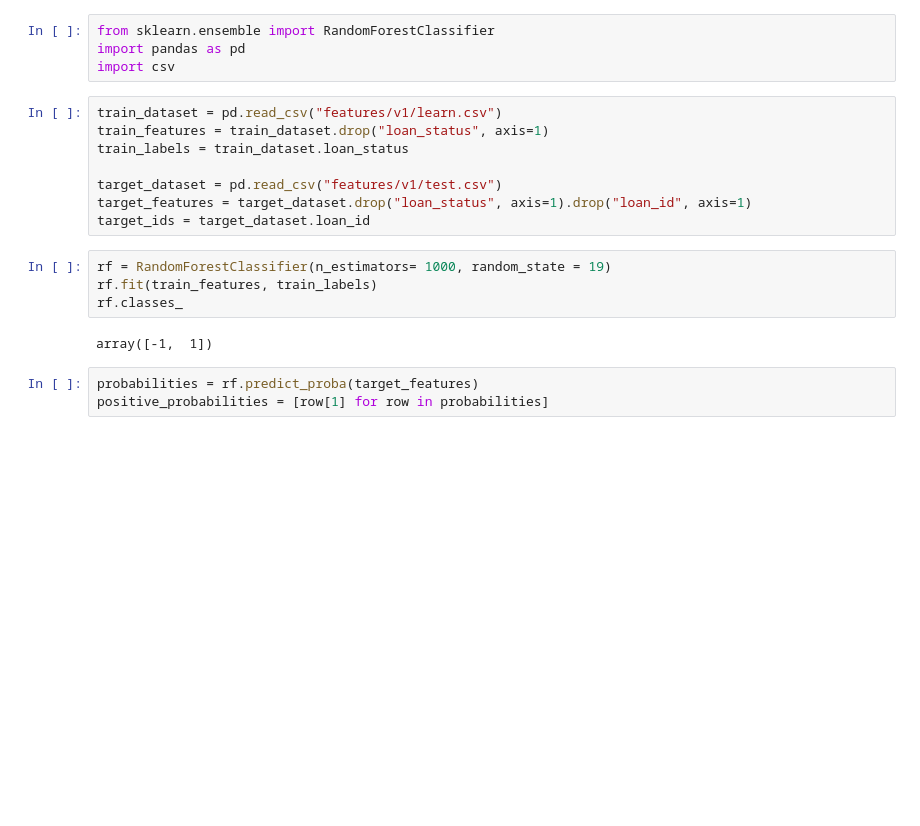
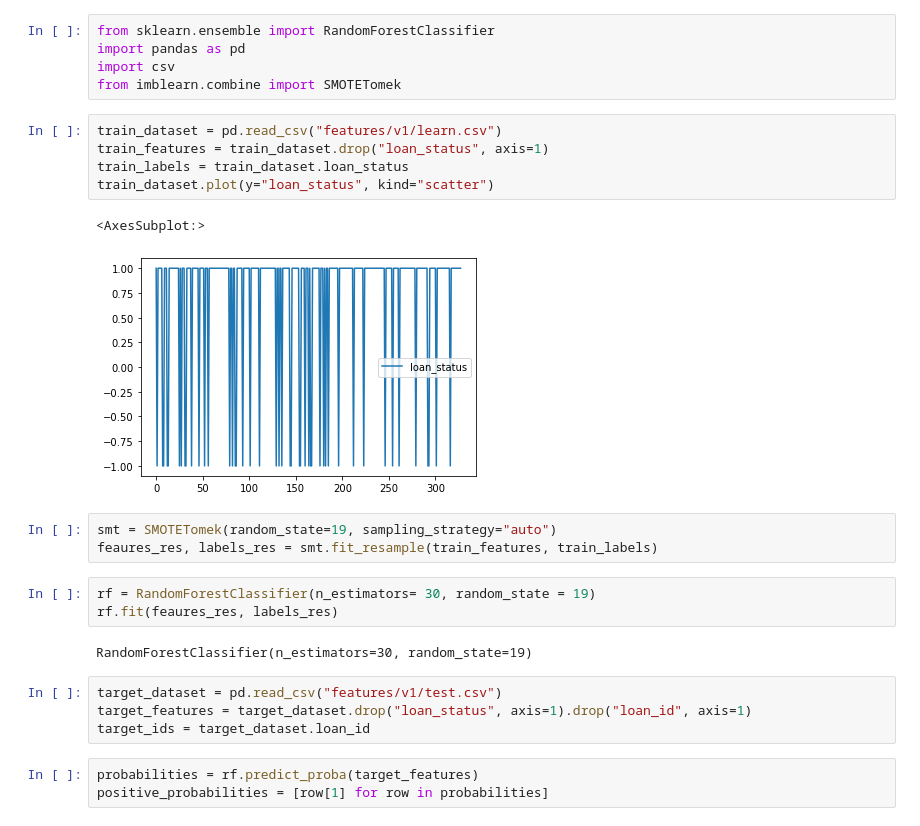
Before and after one commit to joaonmatos/feup-machine-learning, a Jupyter notebook: classifiers.ipynb, the cells around one changed output. Cells and saved outputs as stored; diff of their text form; blank space fills up the shorter version.

Commit message:
Resampled v1
Co-authored-by: Pedro Baptista <ze.pedro3622@outlook.pt>

```diff
--- a/classifiers.ipynb
+++ b/classifiers.ipynb
@@ -2,20 +2,27 @@
 from sklearn.ensemble import RandomForestClassifier
 import pandas as pd
 import csv
+from imblearn.combine import SMOTETomek
+# %%
+train_dataset = pd.read_csv("features/v1/learn.csv")
+train_features = train_dataset.drop("loan_status", axis=1)
+train_labels = train_dataset.loan_status
+train_dataset.plot(y="loan_status", kind="scatter")
+# %% [output]
+<AxesSubplot:>
+[figure, added]
+# %%
+smt = SMOTETomek(random_state=19, sampling_strategy="auto")
+feaures_res, labels_res = smt.fit_resample(train_features, train_labels)
+# %%
+rf = RandomForestClassifier(n_estimators= 30, random_state = 19)
+rf.fit(feaures_res, labels_res)
+# %% [output]
+RandomForestClassifier(n_estimators=30, random_state=19)
 # %%
-train_dataset = pd.read_csv("features/v1/learn.csv")
-train_features = train_dataset.drop("loan_status", axis=1)
-train_labels = train_dataset.loan_status
-
 target_dataset = pd.read_csv("features/v1/test.csv")
 target_features = target_dataset.drop("loan_status", axis=1).drop("loan_id", axis=1)
 target_ids = target_dataset.loan_id
-# %%
-rf = RandomForestClassifier(n_estimators= 1000, random_state = 19)
-rf.fit(train_features, train_labels)
-rf.classes_
-# %% [output]
-array([-1,  1])
 # %%
 probabilities = rf.predict_proba(target_features)
 positive_probabilities = [row[1] for row in probabilities]
```
Also changed, not shown: parts of 1 cell of this notebook, 2 other files.
